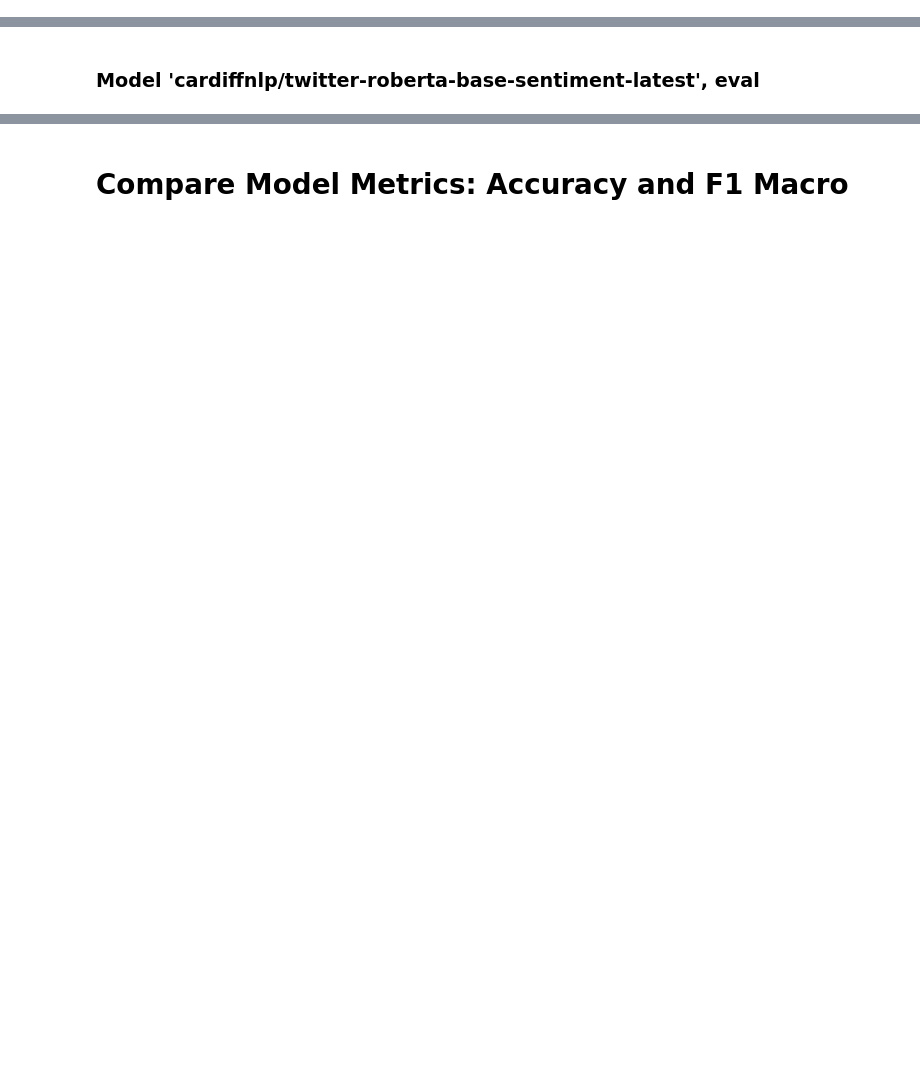
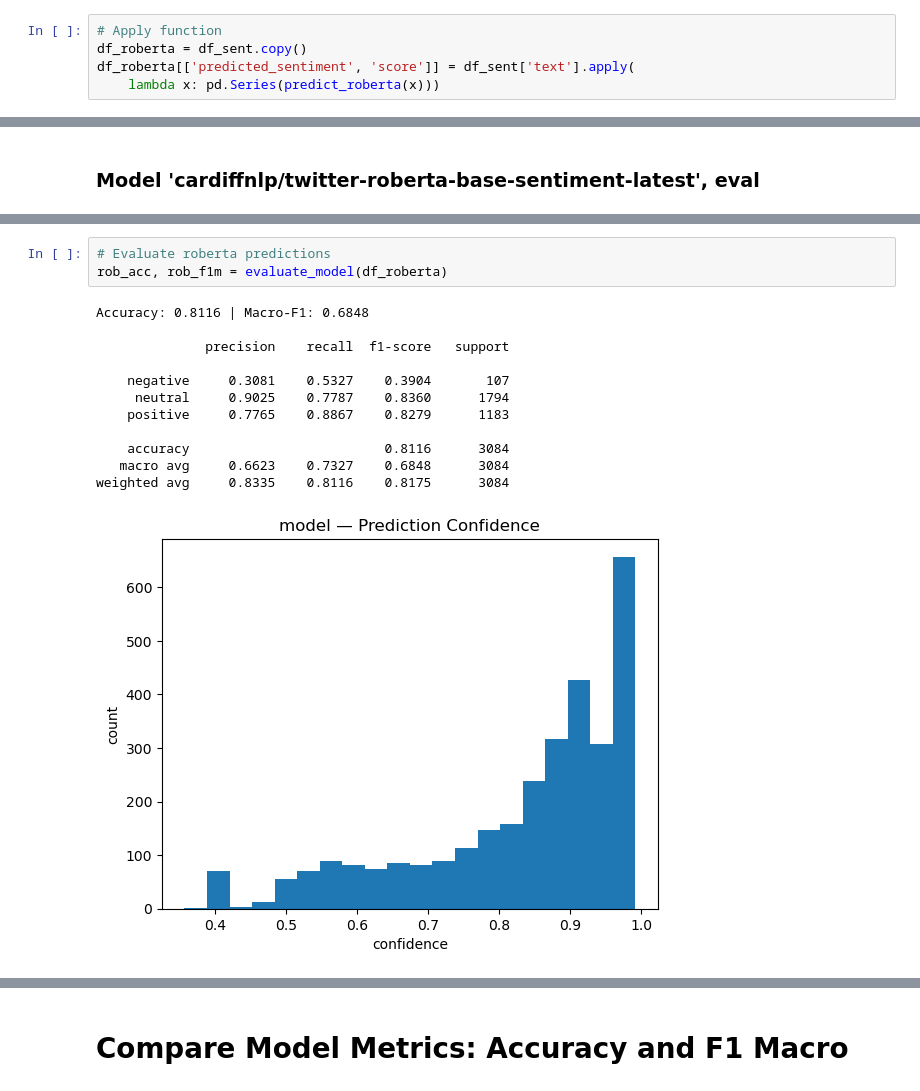
Before and after one commit to Priti0427/Sentiment-analysis-using-Hugging-Face-Transformer, a Jupyter notebook: Sentiment_Analysis.ipynb, the cells around one changed output, grey strips where cells are left out. Saved outputs shown, nothing was run; the diff lists cells and outputs as text; blank space fills up the shorter version.

```diff
--- a/Sentiment_Analysis.ipynb
+++ b/Sentiment_Analysis.ipynb
@@ -287,0 +304,5 @@ Train size: 2467 | Test size: 617
+# %%
+# Apply function
+df_roberta = df_sent.copy()
+df_roberta[['predicted_sentiment', 'score']] = df_sent['text'].apply(
+    lambda x: pd.Series(predict_roberta(x)))
@@ -358,0 +358,16 @@ weighted avg     1.0000    1.0000    1.0000       617
+# %%
+# Evaluate roberta predictions
+rob_acc, rob_f1m = evaluate_model(df_roberta)
+# %% [output]
+Accuracy: 0.8116 | Macro-F1: 0.6848
+
+              precision    recall  f1-score   support
+
+    negative     0.3081    0.5327    0.3904       107
+     neutral     0.9025    0.7787    0.8360      1794
+    positive     0.7765    0.8867    0.8279      1183
+
+    accuracy                         0.8116      3084
+   macro avg     0.6623    0.7327    0.6848      3084
+weighted avg     0.8335    0.8116    0.8175      3084
+[figure, added]
```
Also changed, not shown: parts of 33 cells of this notebook.
